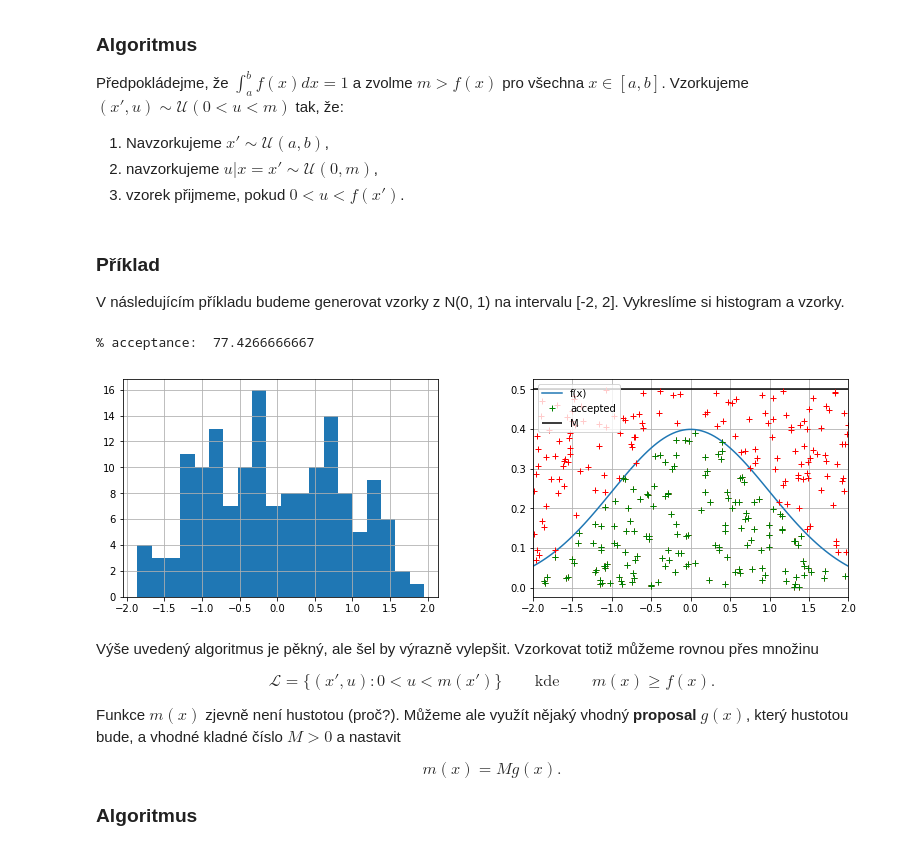
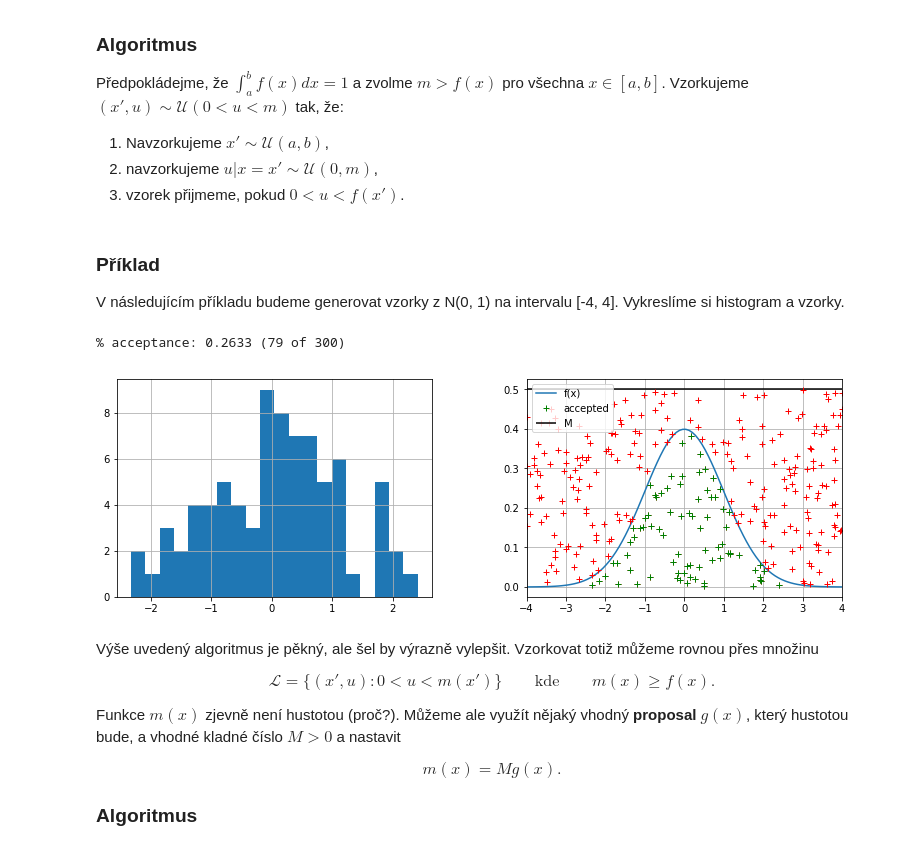
Before and after one commit to TaIos/bml, a Jupyter notebook: prednasky/9_prednaska.ipynb, the cells around one changed output. Drawn from its saved outputs; the diff is of its cells as text; code cells hidden in the pictures.

```diff
--- a/prednasky/9_prednaska.ipynb
+++ b/prednasky/9_prednaska.ipynb
@@ -152,32 +159,32 @@ Předpokládejme, že $\int_a^b f(x)dx = 1$ a zvolme $m > f(x)$ pro všechna $x\
 # %% [markdown]
 ### Příklad
 
-V následujícím příkladu budeme generovat vzorky z N(0, 1) na intervalu [-2, 2]. Vykreslíme si histogram a vzorky.
+V následujícím příkladu budeme generovat vzorky z N(0, 1) na intervalu [-4, 4]. Vykreslíme si histogram a vzorky.
 # %%
 nsamples = 300     ### Number of samples
 M = .5             ### M
 
 samples_u = np.random.uniform(low=0., high=M, size=nsamples)   # uniform samples
-samples_x = np.random.uniform(-2, 2, size=nsamples)            # proposal samples
+samples_x = np.random.uniform(-4, 4, size=nsamples)            # proposal samples
 fx = norm.pdf(samples_x)                                       # value of f(x)
 accepted = np.where(samples_u < fx)[0]
 
-print("% acceptance: ", accepted.sum()/nsamples)
+print("% acceptance: {0:.4f} ({1} of {2})".format(accepted.size/nsamples, accepted.size, nsamples))
 plt.figure(figsize=(13, 4))
 plt.subplot(121)
 plt.hist(samples_x[accepted], bins=20)
 plt.subplot(122)
-x = np.linspace(-2, 2, 100)
+x = np.linspace(-4, 4, 100)
 plt.plot(x, norm.pdf(x), label='f(x)')
 plt.hlines(M, x.min(), x.max(), label='M')
 plt.plot(samples_x, samples_u, 'r+')
 plt.plot(samples_x[accepted], samples_u[accepted], 'g+', label='accepted')
-plt.xlim(-2, 2)
+plt.xlim(-4, 4)
 plt.legend()
 plt.show()
 # %% [output]
-% acceptance:  77.4266666667
+% acceptance: 0.2633 (79 of 300)
-[figure, old version]
+[figure, new version]
 # %% [markdown]
 Výše uvedený algoritmus je pěkný, ale šel by výrazně vylepšit. Vzorkovat totiž můžeme rovnou přes množinu
 
```
Also changed, not shown: parts of 19 cells of this notebook, 1 other file.
